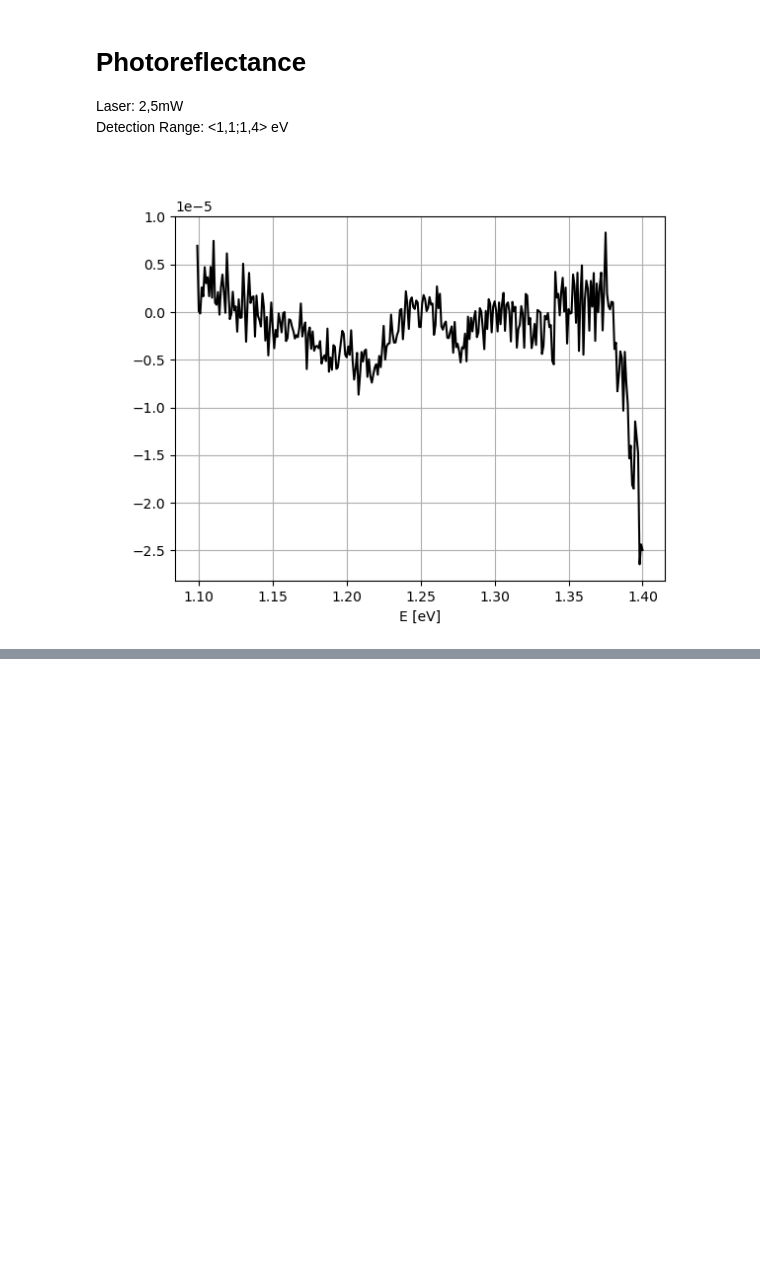
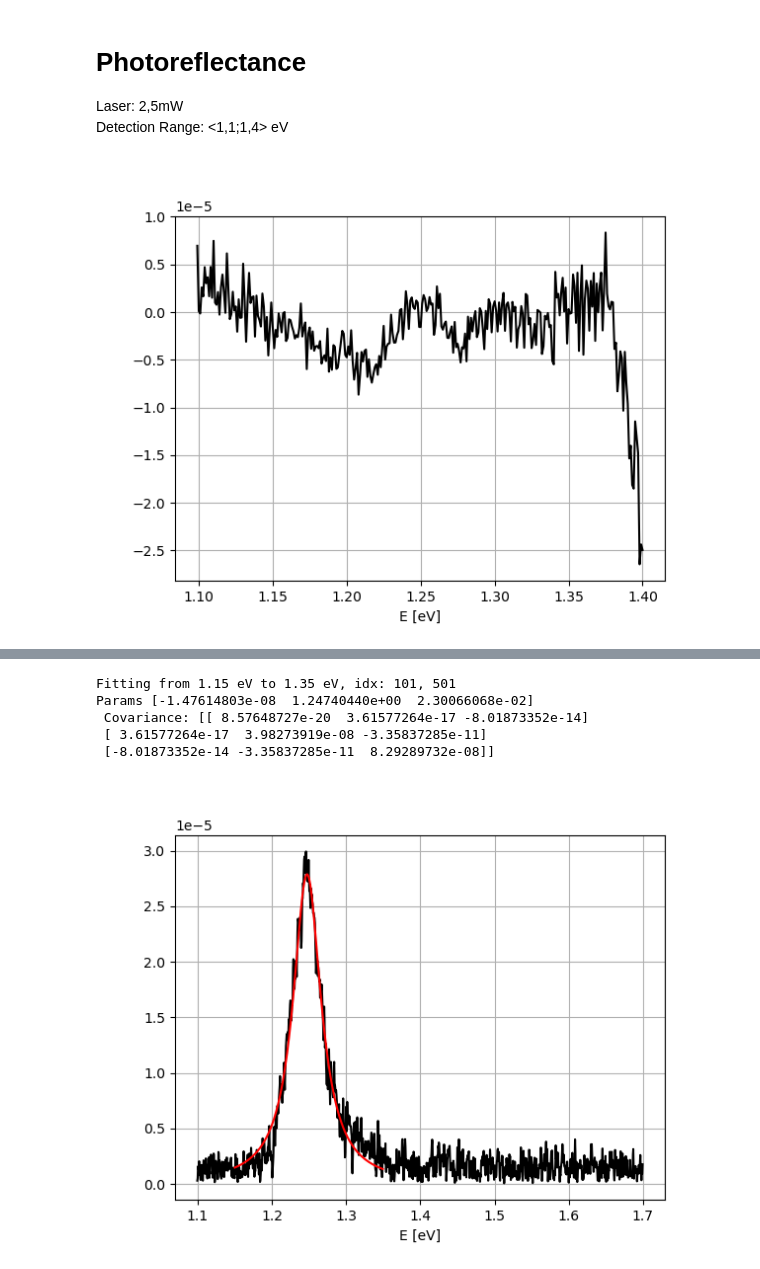
Before and after one commit to Jatsekku/pwr-spectroscopy-p2, a Jupyter notebook: spectro2.ipynb, the cells around one changed output, grey strips where cells are left out. Drawn from its saved outputs; the diff is of its cells as text; code cells hidden in the pictures; blank space fills up the shorter version.

Commit message:
feat(jupyter): Add PL modules

```diff
--- a/spectro2.ipynb
+++ b/spectro2.ipynb
@@ -57,3 +64,9 @@ def fit_pr2_generic(n):
+# %%
+def fit_module_generic(n):
+    def fit_module(x, D, E, G):
+        denom = ((x - E)**2 + G**2)**(n / 2)
+        return np.abs(D)/denom
+    return fit_module
 # %% [markdown]
 Print all dataset to confirm everything is fine
 # %%
@@ -554,0 +635,45 @@ plt.show()
+# %%
+# Fitting range for the fourth transition
+start_energy, stop_energy = 1.15, 1.35
+
+# Fitting params
+n = 2
+params1 = [
+    0.001, #D
+    0.001, #E
+    0.001, #G
+]
+
+# Single function used
+fit_module = fit_module_generic(n)
+
+energy_wr = pl07wr_df['energy']
+ac_x_wr = pl07wr_df['AC_X']
+ac_y_wr = pl07wr_df['AC_Y']
+r_wr = pl07wr_df['AC_R']
+r_calc_wr = np.sqrt((ac_x_wr**2)+(ac_y_wr**2))
+
+start_idx, stop_idx = ((energy_wr - start_energy).abs().idxmin()), ((energy_wr - stop_energy).abs().idxmin())
+print(f'Fitting from {start_energy} eV to {stop_energy} eV, idx: {start_idx}, {stop_idx}')
+
+x_fit, y_fit = energy_wr[start_idx:stop_idx], r_wr[start_idx:stop_idx]
+
+initial_guess = params1
+params_final, covariance = curve_fit(fit_module, x_fit, y_fit, p0=initial_guess, maxfev=60000)
+print(f'Params {params_final}\n Covariance: {covariance}')
+y_fitted = fit_module(x_fit, *params_final)
+
+plt.figure()
+plt.plot(energy_wr, r_wr, color='black')
+# plt.plot(energy_wr, r_calc_wr, color='blue')
+plt.plot(x_fit, y_fitted, color='red')
+plt.xlabel('E [eV]')
+plt.grid(True)
+plt.show()
+# %% [output]
+Fitting from 1.15 eV to 1.35 eV, idx: 101, 501
+Params [-1.47614803e-08  1.24740440e+00  2.30066068e-02]
+ Covariance: [[ 8.57648727e-20  3.61577264e-17 -8.01873352e-14]
+ [ 3.61577264e-17  3.98273919e-08 -3.35837285e-11]
+ [-8.01873352e-14 -3.35837285e-11  8.29289732e-08]]
+[figure, added]
```
Also changed, not shown: parts of 8 cells of this notebook.
